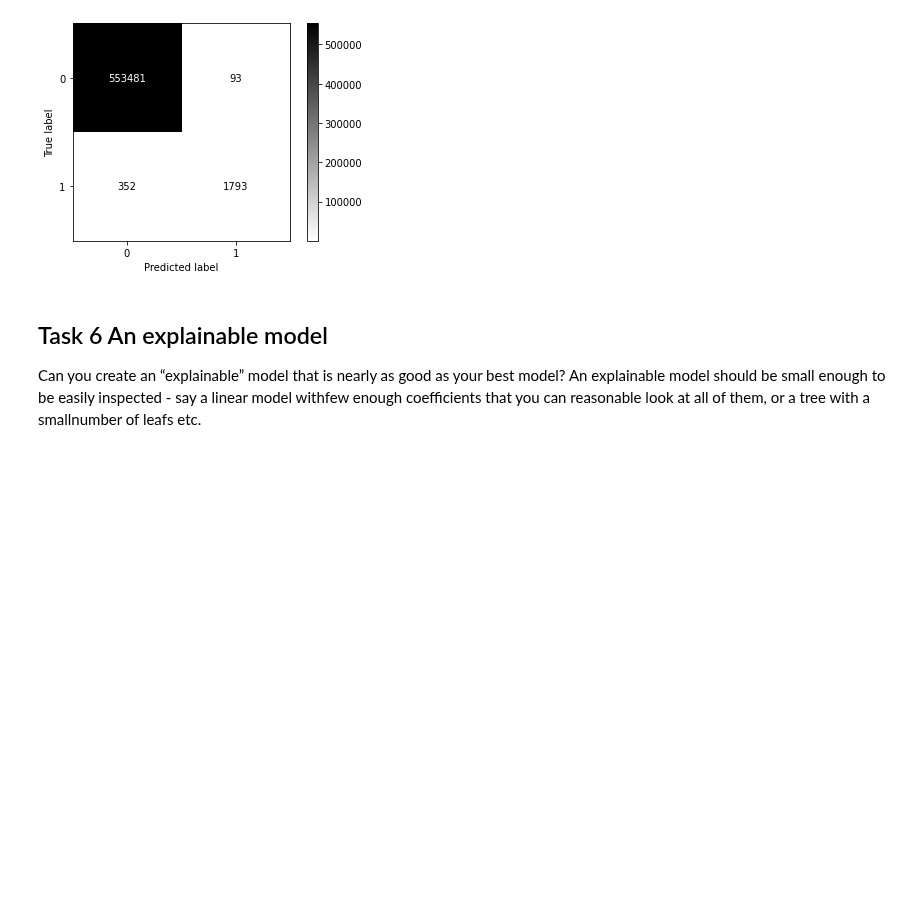
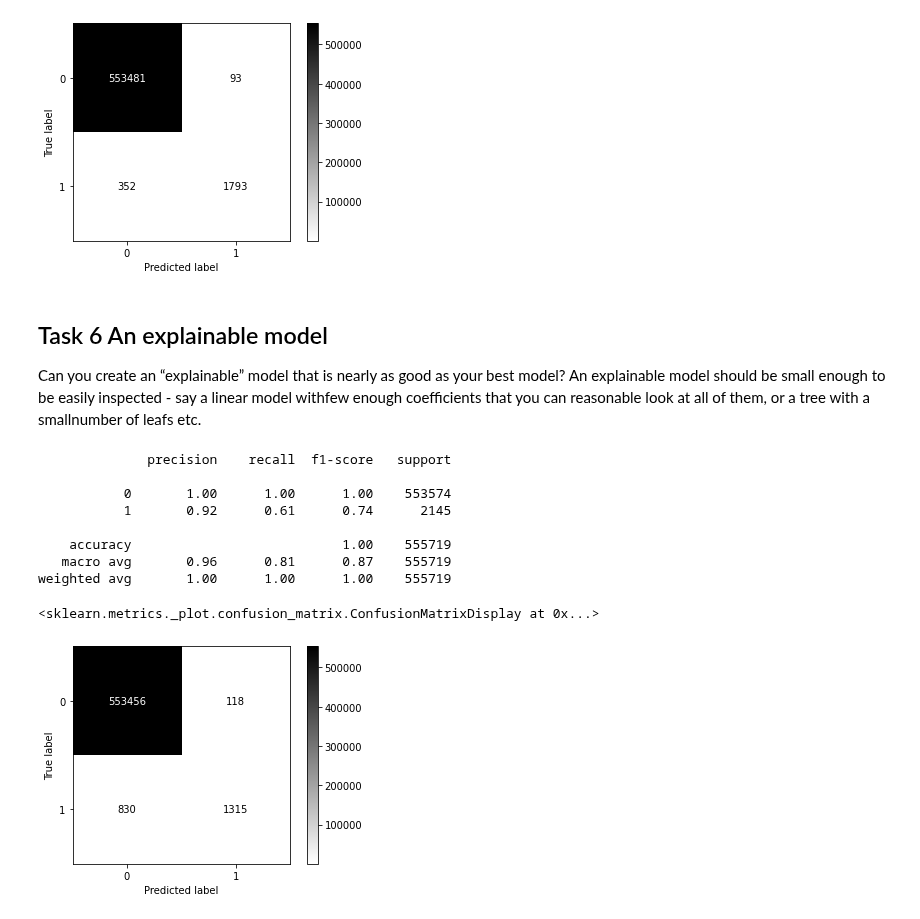
Before and after one commit to sashaaKr/master-of-science, a Jupyter notebook: semester_2/Advanced_Topics_in_Machine_Learning/assignment_2/Advanced Machine Learning - HW #2.ipynb, the cells around one changed output. Drawn from its saved outputs; the diff is of its cells as text; code cells hidden in the pictures; blank space fills up the shorter version.

```diff
--- a/semester_2/Advanced_Topics_in_Machine_Learning/assignment_2/Advanced Machine Learning - HW #2.ipynb
+++ b/semester_2/Advanced_Topics_in_Machine_Learning/assignment_2/Advanced Machine Learning - HW #2.ipynb
@@ -793,10 +777,10 @@ params_dict = {
     RandomForestClassifier(): {"criterion": ["gini", "entropy"],
                                'n_estimators': [400, 700, 1000],
                                 'max_depth': [15,20,25],
-                                'max_leaf_nodes': [50, 100, 200]} #,
-#     XGBClassifier(): {'n_estimators': [400, 700, 1000],
-#                     'max_depth': [15,20,25],
-#                      'verbosity':[1]}
+                                'max_leaf_nodes': [50, 100, 200]},
+    XGBClassifier(): {'n_estimators': [400, 700, 1000],
+                    'max_depth': [15,20,25],
+                     'verbosity':[1]}
 }
 # %%
 for estimator, params in params_dict.items():
@@ -854,7 +835,7 @@ def select_features(percent,X_train,y_train):
     return select,X_train_sel
 # %%
 columns_to_drop = ['Unnamed: 0', "trans_date_trans_time", "merchant", "first", "last", "street", "city", "lat", "long", "dob", "trans_num", "merch_lat", "merch_long", "unix_time"]
-columns_to_dummy =['gender','category','state','job']
+nf_columns_to_dummy = ['gender','category','state','job','cc_type']
 nf_full_train_df = add_new_featues(full_train_df)
 nf_full_train_df = get_dummies(nf_full_train_df,nf_columns_to_dummy)
 nf_full_train_df = drop_columns(nf_full_train_df,columns_to_drop)
@@ -871,3 +849,0 @@ nf_full_train_df = pd.get_dummies(nf_full_train_df,['job'])
-# %%
-nf_full_train_df.info()
-X_nf_full_train,Y_nf_full_train  = get_label_and_drop(nf_full_train_df)
@@ -971,7 +911,3 @@ convert_unix_to_hour took 0.1 s
-# %%
-#TBD remove cell
-nf_test_full = pd.get_dummies(nf_test_full,['job'])
-X_nf_test_full,Y_nf_test_full  = get_label_and_drop(nf_test_full)
 # %%
 X_nf_test_selected = select.transform(X_nf_test_full)
 # %%
@@ -1045,8 +982,19 @@ weighted avg       1.00      1.00      1.00    555719
 Can you create an “explainable” model that is nearly as good as your best model? An explainable model should be small enough to be easily inspected - say a linear model withfew enough coefficients that you can reasonable look at all of them, or a tree with a smallnumber of leafs etc.
 # %%
 simple_model = DecisionTreeClassifier(max_leaf_nodes=10)
-model_simple,y_pred_simple = train_and_predict(simple_model,X_nf_train_full,Y_nf_train_full,X_nf_test_full)
+model_simple,y_pred_simple = train_and_predict(simple_model,X_nf_full_train,Y_nf_full_train,X_nf_test_full)
 print(classification_report(Y_nf_test_full,y_pred_simple))
 plot_confusion_matrix(model_simple, X_nf_test_full, Y_nf_test_full, cmap='gray_r')
+# %% [output]
+              precision    recall  f1-score   support
+
+           0       1.00      1.00      1.00    553574
+           1       0.92      0.61      0.74      2145
+
+    accuracy                           1.00    555719
+   macro avg       0.96      0.81      0.87    555719
+weighted avg       1.00      1.00      1.00    555719
+<sklearn.metrics._plot.confusion_matrix.ConfusionMatrixDisplay at 0x...>
+[figure, added]
 # %%
 plt.figure(figsize=(10, 3), dpi=300)
```
Also changed, not shown: parts of 32 cells of this notebook.
